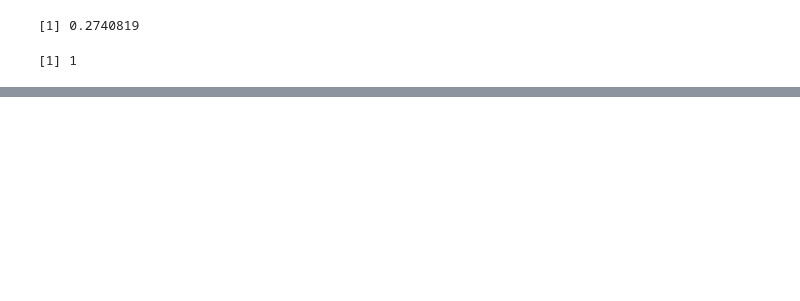
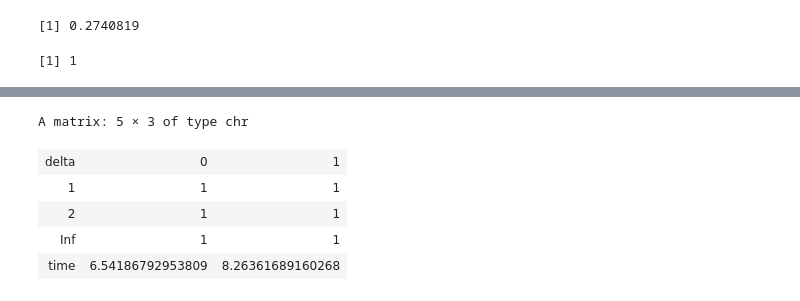
Before and after one commit to yanyuchen/causal_net_test, a Jupyter notebook: R.ipynb, the cells around one changed output, grey strips where cells are left out. Drawn from its saved outputs; the diff is of its cells as text; code cells hidden in the pictures; blank space fills up the shorter version.

```diff
--- a/R.ipynb
+++ b/R.ipynb
@@ -813,0 +855,9 @@ p
+# %%
+result2
+# %% [output]
+A matrix: 5 × 3 of type chr
+| delta | 0 | 1 |
+| 1 | 1 | 1 |
+| 2 | 1 | 1 |
+| Inf | 1 | 1 |
+| time | 6.54186792953809 | 8.26361689160268 |
```
Also changed, not shown: parts of 34 cells of this notebook, 46 other files.
